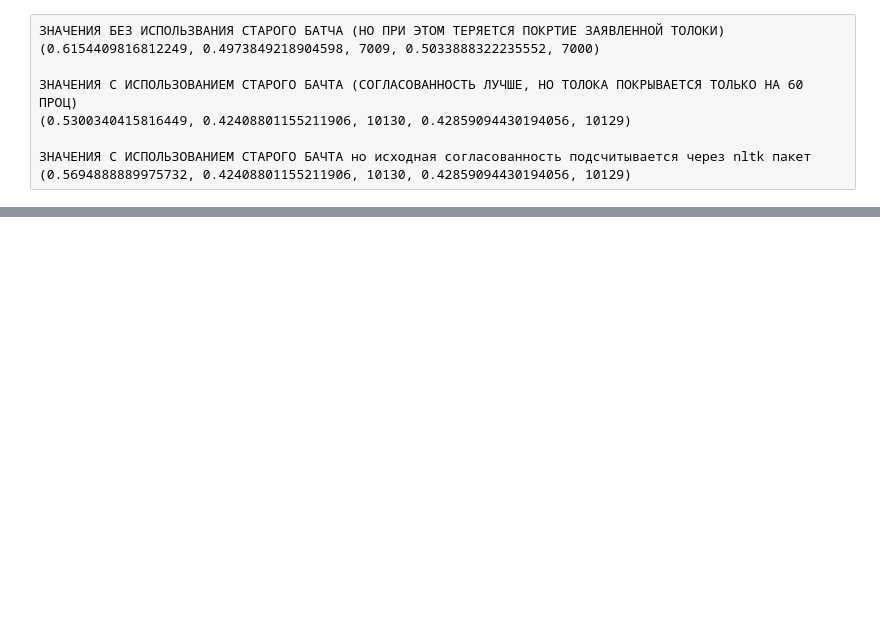
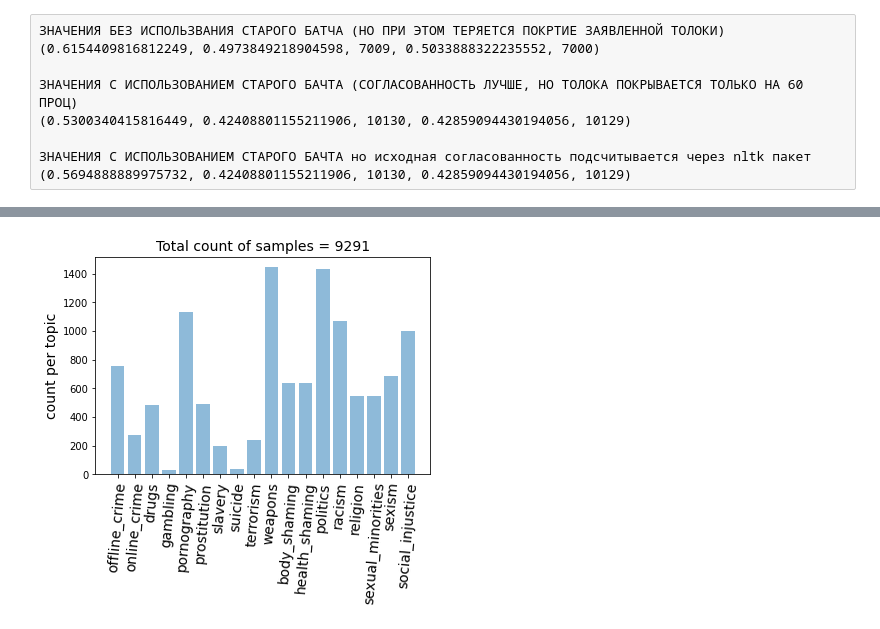
Before and after one commit to s-nlp/inappropriate-sensitive-topics, a Jupyter notebook: Version2/check_agreement_topics/decomplicated_agreement.ipynb, the cells around one changed output, grey strips where cells are left out. Drawn from its saved outputs; the diff is of its cells as text; code cells hidden in the pictures; blank space fills up the shorter version.

```diff
--- a/Version2/check_agreement_topics/decomplicated_agreement.ipynb
+++ b/Version2/check_agreement_topics/decomplicated_agreement.ipynb
@@ -255,6 +223,3 @@ after dropping low conf ... 967
 |  | threshold | agreeement_via_threshold | all_engaged_texts |
 | 0 | 0.95 | 0.608286 | 7610 |
 | 1 | 0.98 | 0.669712 | 7066 |
-# %%
-df = check_different_filtering_options(batches = 'first','fourth')
-df.head()
@@ -264,0 +257,5 @@ df.head()
+# %%
+topics = ['offline_crime', 'online_crime', 'drugs', 'gambling', 'pornography',
+       'prostitution', 'slavery', 'suicide', 'terrorism', 'weapons',
+       'body_shaming', 'health_shaming', 'politics', 'racism', 'religion',
+       'sexual_minorities', 'sexism', 'social_injustice']
@@ -264,0 +285,26 @@ df.head()
+# %%
+def plot_df(df, df_len):
+    dct = {}
+    for  i,d in df.iterrows():
+        t,c = d
+        dct[t] = c
+    same_order_values = [dct[t] for t in topics]
+
+        # Generate a normal distribution, center at x=0 and y=5
+    x_positions = np.arange(len(topics) )
+    y = same_order_values
+
+    # We can set the number of bins with the `bins` kwarg
+    plt.bar(x_positions,y, align='center', alpha=0.5)
+    plt.xticks(x_positions, topics)
+    plt.xticks(rotation = 85, fontsize=14)
+    plt.ylabel('count per topic', fontsize=14)
+    plt.title("Total сount of samples = {}".format(df_len), fontsize=14)
+
+    plt.show()
+#     plt.savefig("multi_count.pdf",format='pdf', bbox_inches='tight')
+# %%
+dfr, df_len = get_count(df_sensitive_toloka)
+plot_df(dfr, df_len)
+# %% [output]
+[figure, added]
```
Also changed, not shown: parts of 24 cells of this notebook, 17 other files.
